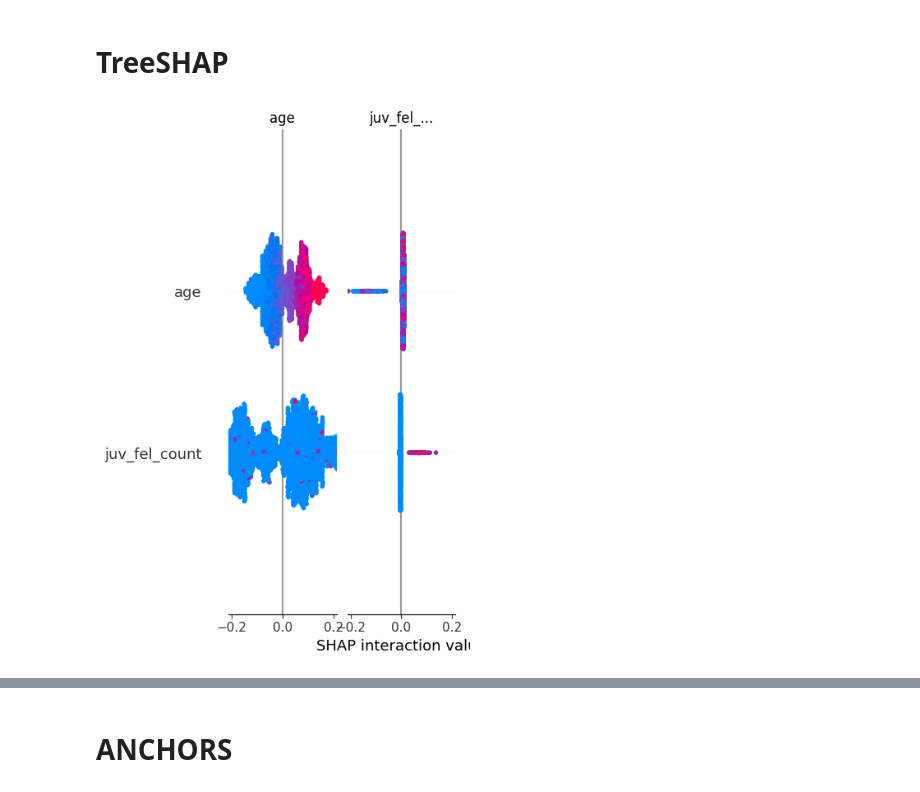
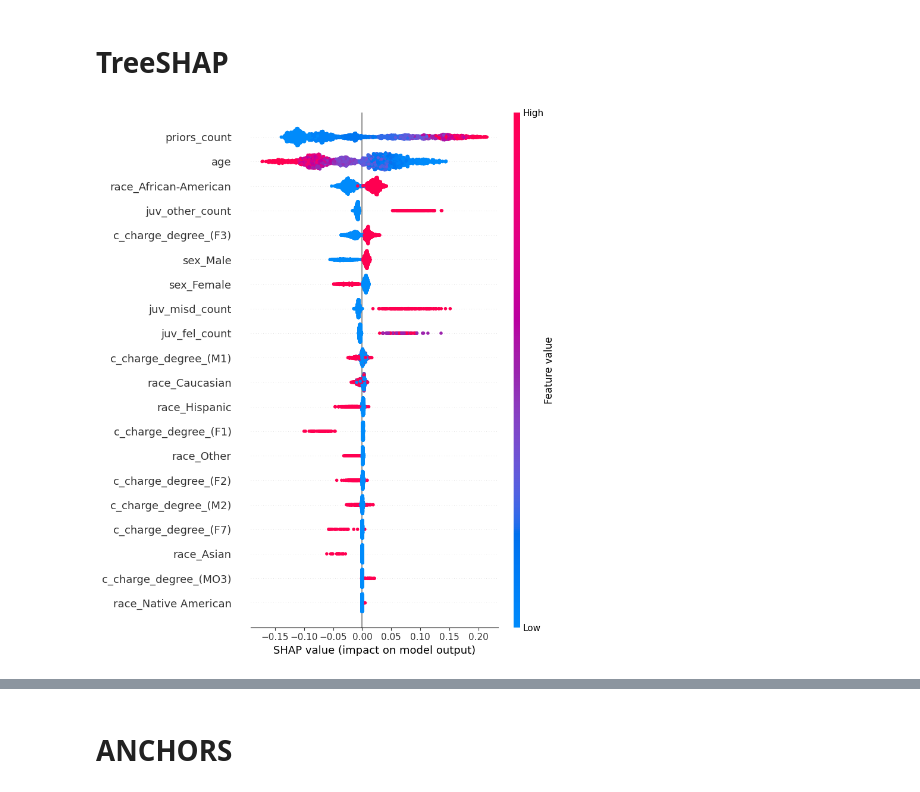
Before and after one commit to SarahSwinnen/ExplainabilityCOMPAS, a Jupyter notebook: notebook.ipynb, the cells around one changed output, grey strips where cells are left out. Saved outputs shown, nothing was run; the diff lists cells and outputs as text; code cells hidden in the pictures.

Commit message:
shap

```diff
--- a/notebook.ipynb
+++ b/notebook.ipynb
@@ -235,9 +239,25 @@ weighted avg       0.69      0.66      0.67      3063
 # %%
 explainer = shap.TreeExplainer(rf)
 
-shapValues = explainer.shap_values(X_test_enc)
+# shap_values shape: (n_samples, n_features, n_classes)
+shap_values = explainer.shap_values(X_test_enc)
+shap_class1_vals = shap_values[:, :, 1]  # class 1 = recidivism
+
+# Wrap into Explanation object for waterfall/bar plots
+shap_class1 = shap.Explanation(
+    values=shap_class1_vals,
+    base_values=explainer.expected_value[1],
+    data=X_test_enc.values,
+    feature_names=list(X_test_enc.columns)
+)
 # %%
-shap.summary_plot(shapValues, X_test_enc)
+import matplotlib.pyplot as plt
+
+# Beeswarm summary plot:
+#   Y-axis = features ranked by importance
+#   X-axis = SHAP value (positive → pushes toward recidivism, negative → away)
+#   Color  = feature value (red = high, blue = low)
+shap.summary_plot(shap_class1_vals, X_test_enc, max_display=20)
 # %% [output]
-[figure, old version]
+[figure, new version]
 # %%
```
Also changed, not shown: parts of 5 cells of this notebook.
